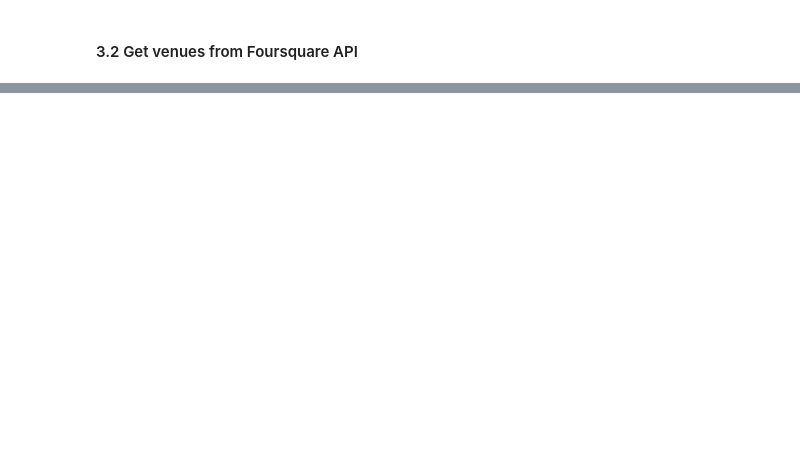
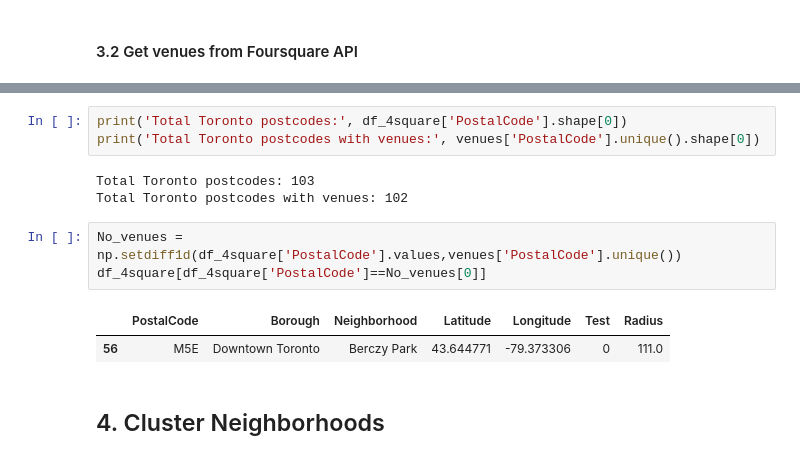
Before and after one commit to MigueliraV/Coursera_Capstone, a Jupyter notebook: Toronto.ipynb, the cells around one changed output, grey strips where cells are left out. Saved outputs shown, nothing was run; the diff lists cells and outputs as text; blank space fills up the shorter version.

```diff
--- a/Toronto.ipynb
+++ b/Toronto.ipynb
@@ -377,0 +473,14 @@ Toronto_map
+# %%
+print('Total Toronto postcodes:', df_4square['PostalCode'].shape[0])
+print('Total Toronto postcodes with venues:', venues['PostalCode'].unique().shape[0])
+# %% [output]
+Total Toronto postcodes: 103
+Total Toronto postcodes with venues: 102
+# %%
+No_venues = np.setdiff1d(df_4square['PostalCode'].values,venues['PostalCode'].unique())
+df_4square[df_4square['PostalCode']==No_venues[0]]
+# %% [output]
+|  | PostalCode | Borough | Neighborhood | Latitude | Longitude | Test | Radius |
+| 56 | M5E | Downtown Toronto | Berczy Park | 43.644771 | -79.373306 | 0 | 111.0 |
+# %% [markdown]
+## 4. Cluster Neighborhoods
```
Also changed, not shown: parts of 27 cells of this notebook.
